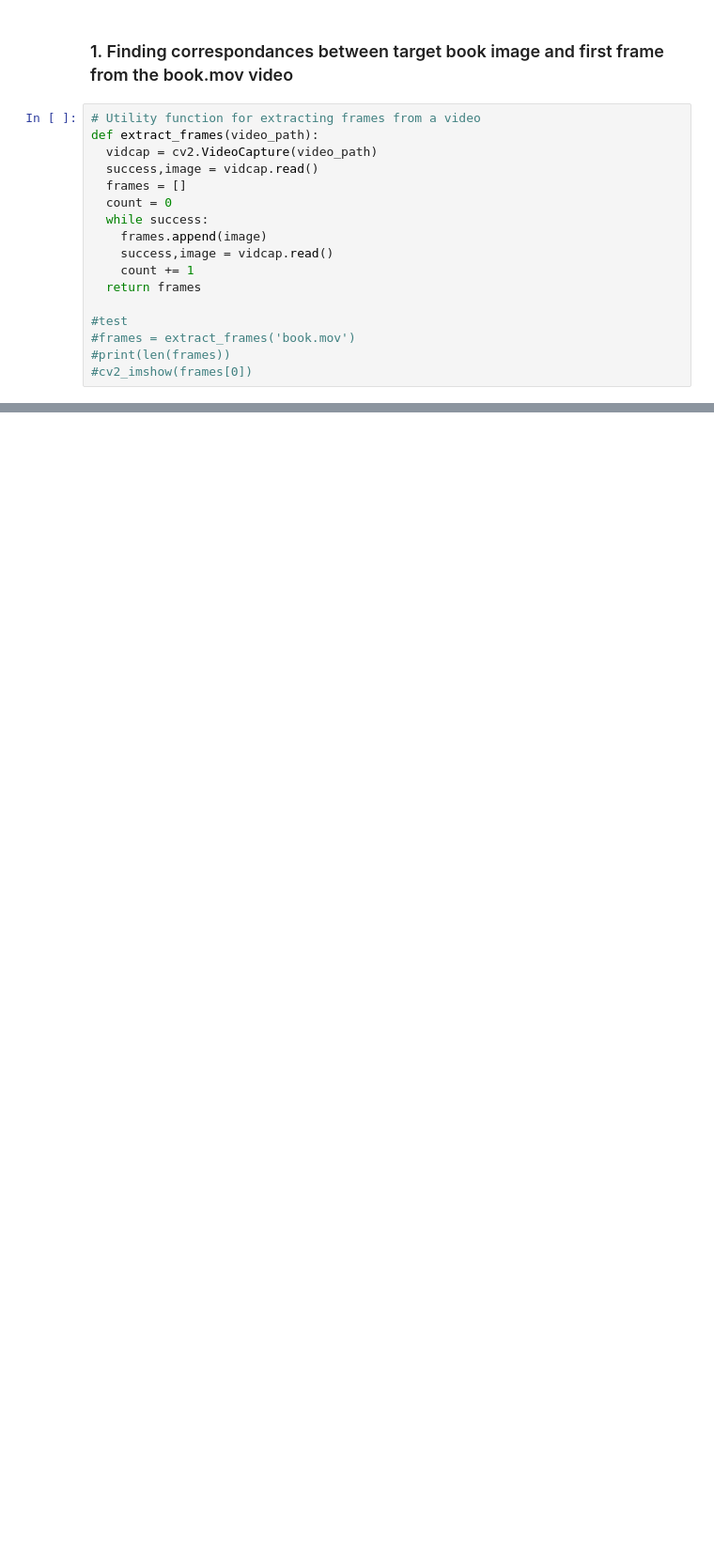
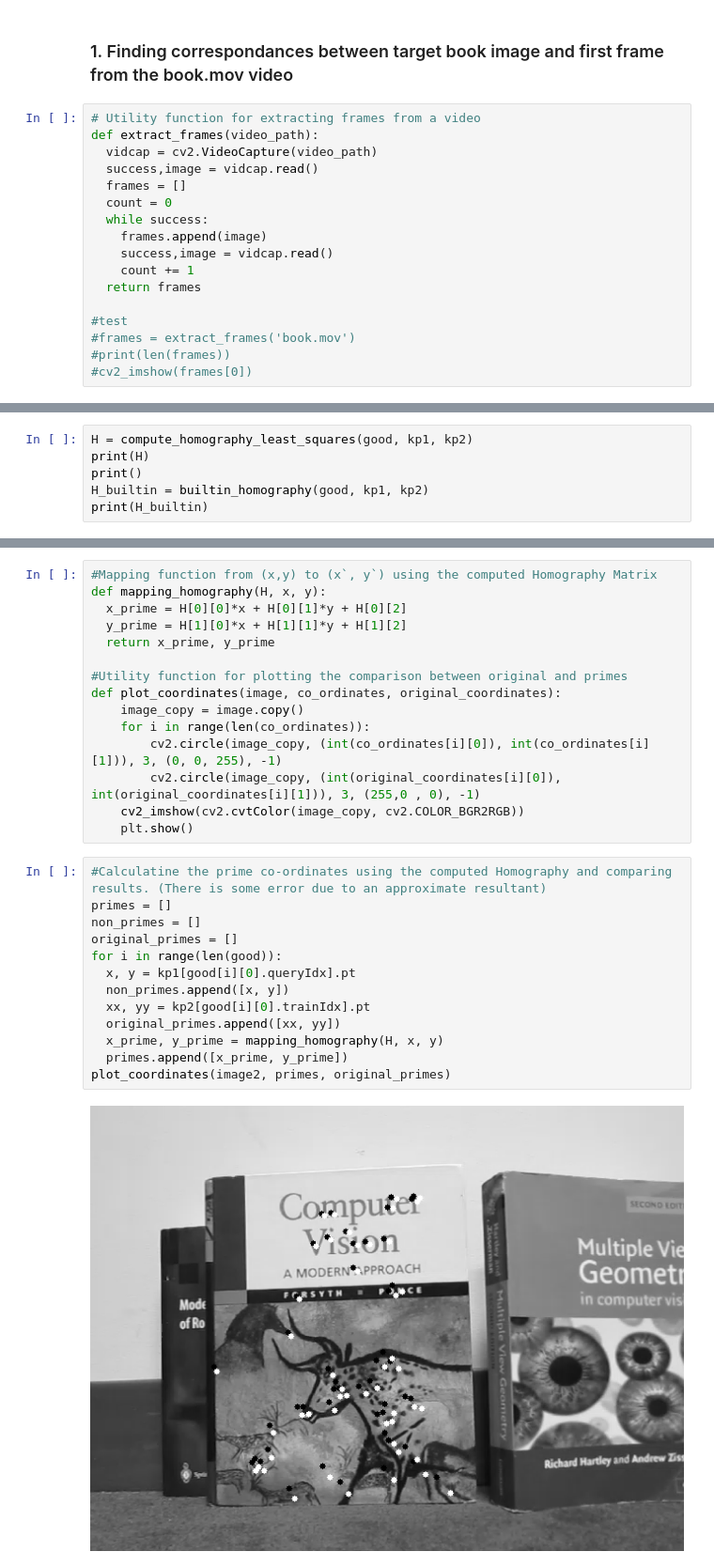
Before and after one commit to MohamedddWael/Augmented_Reality_and_Image_Mosaics, a Jupyter notebook: Augmented_Reality.ipynb, the cells around one changed output, grey strips where cells are left out. Shown at 94% size. Drawn from its saved outputs; the diff is of its cells as text; blank space fills up the shorter version.

```diff
--- a/Augmented_Reality.ipynb
+++ b/Augmented_Reality.ipynb
@@ -112,0 +120,6 @@ AttributeError: 'cv2.DMatch' object has no attribute 'pt'
+# %%
+H = compute_homography_least_squares(good, kp1, kp2)
+print(H)
+print()
+H_builtin = builtin_homography(good, kp1, kp2)
+print(H_builtin)
@@ -112,0 +134,30 @@ AttributeError: 'cv2.DMatch' object has no attribute 'pt'
+# %%
+#Mapping function from (x,y) to (x`, y`) using the computed Homography Matrix
+def mapping_homography(H, x, y):
+  x_prime = H[0][0]*x + H[0][1]*y + H[0][2]
+  y_prime = H[1][0]*x + H[1][1]*y + H[1][2]
+  return x_prime, y_prime
+
+#Utility function for plotting the comparison between original and primes
+def plot_coordinates(image, co_ordinates, original_coordinates):
+    image_copy = image.copy()
+    for i in range(len(co_ordinates)):
+        cv2.circle(image_copy, (int(co_ordinates[i][0]), int(co_ordinates[i][1])), 3, (0, 0, 255), -1)
+        cv2.circle(image_copy, (int(original_coordinates[i][0]), int(original_coordinates[i][1])), 3, (255,0 , 0), -1)
+    cv2_imshow(cv2.cvtColor(image_copy, cv2.COLOR_BGR2RGB))
+    plt.show()
+# %%
+#Calculatine the prime co-ordinates using the computed Homography and comparing results. (There is some error due to an approximate resultant)
+primes = []
+non_primes = []
+original_primes = []
+for i in range(len(good)):
+  x, y = kp1[good[i][0].queryIdx].pt
+  non_primes.append([x, y])
+  xx, yy = kp2[good[i][0].trainIdx].pt
+  original_primes.append([xx, yy])
+  x_prime, y_prime = mapping_homography(H, x, y)
+  primes.append([x_prime, y_prime])
+plot_coordinates(image2, primes, original_primes)
+# %% [output]
+[figure, added]
```
Also changed, not shown: parts of 16 cells of this notebook.
